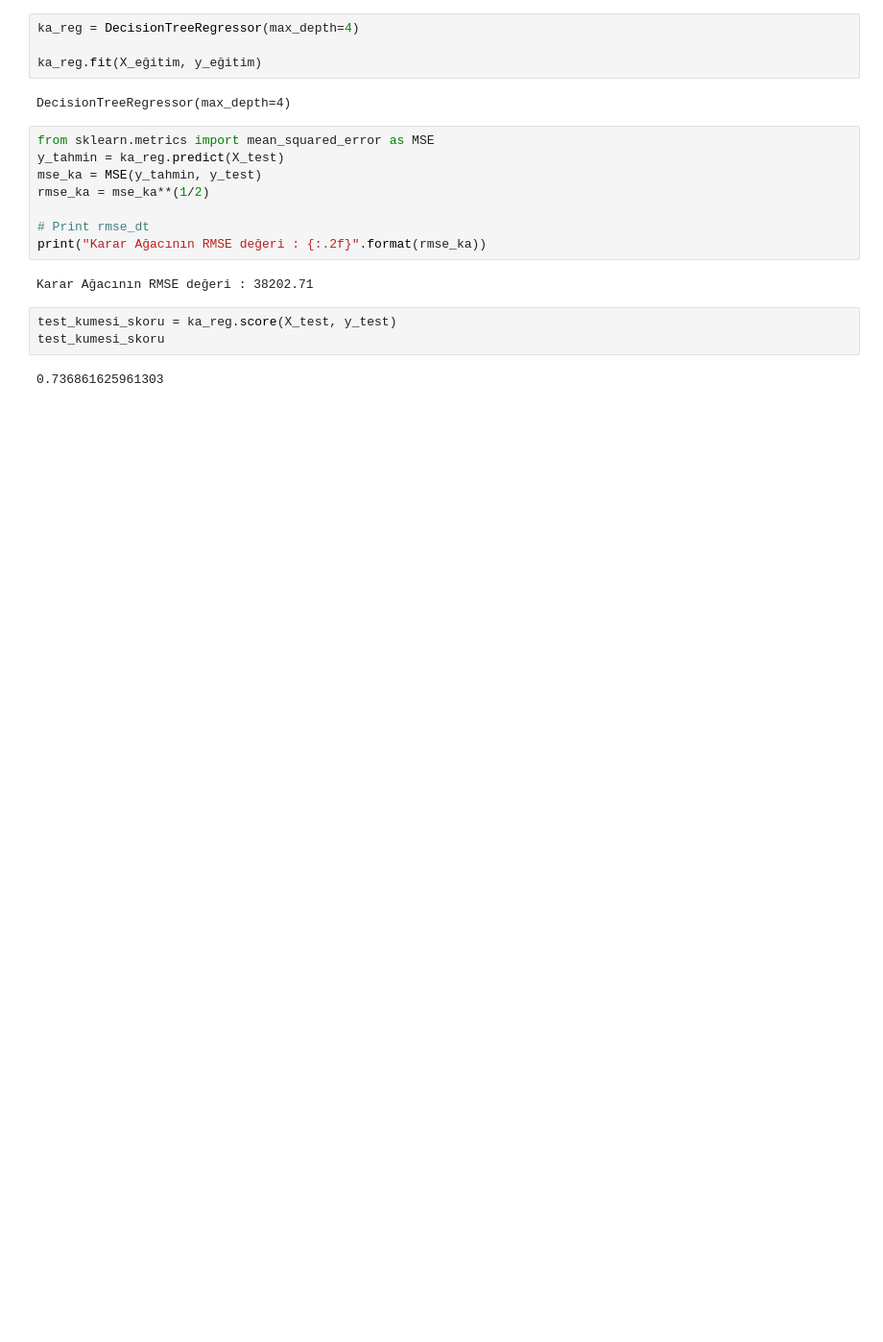
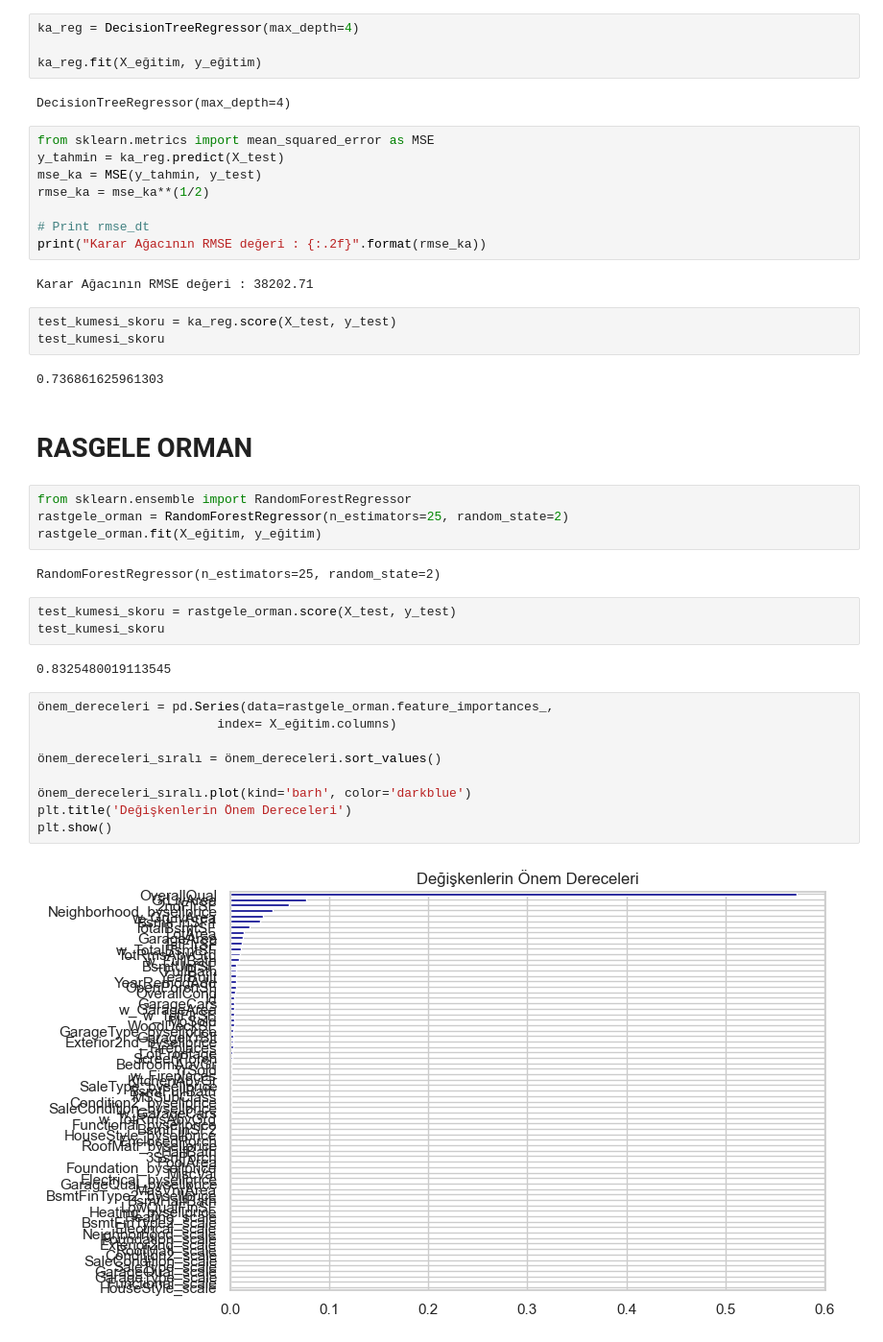
Before and after one commit to aytackolukisa/ML, a Jupyter notebook: Genis_House.ipynb, the cells around one changed output. Shown at 96% size. Cells and saved outputs as stored; diff of their text form; blank space fills up the shorter version.

```diff
--- a/Genis_House.ipynb
+++ b/Genis_House.ipynb
@@ -375,3 +375,27 @@ test_kumesi_skoru = ka_reg.score(X_test, y_test)
 test_kumesi_skoru
 # %% [output]
 0.736861625961303
+# %% [markdown]
+# RASGELE ORMAN
+# %%
+from sklearn.ensemble import RandomForestRegressor
+rastgele_orman = RandomForestRegressor(n_estimators=25, random_state=2)
+rastgele_orman.fit(X_eğitim, y_eğitim)
+# %% [output]
+RandomForestRegressor(n_estimators=25, random_state=2)
+# %%
+test_kumesi_skoru = rastgele_orman.score(X_test, y_test)
+test_kumesi_skoru
+# %% [output]
+0.8325480019113545
+# %%
+önem_dereceleri = pd.Series(data=rastgele_orman.feature_importances_,
+                        index= X_eğitim.columns)
+
+önem_dereceleri_sıralı = önem_dereceleri.sort_values()
+
+önem_dereceleri_sıralı.plot(kind='barh', color='darkblue')
+plt.title('Değişkenlerin Önem Dereceleri')
+plt.show()
+# %% [output]
+[figure, added]
```
